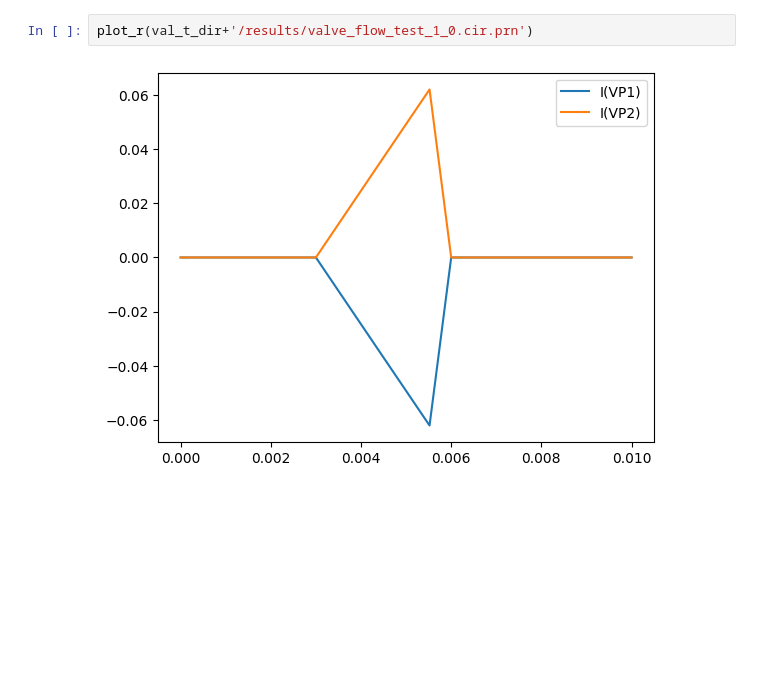
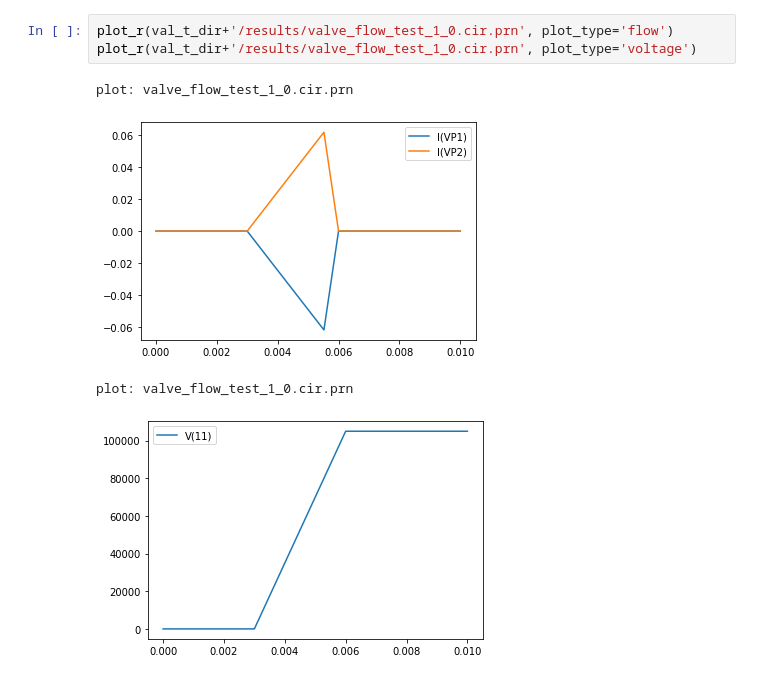
Before and after one commit to utah-MFDA/h.r.3.3_pdk, a Jupyter notebook: xyce_testing/JupyterTesting/valve_flow_test.ipynb, the cells around one changed output. Drawn from its saved outputs; the diff is of its cells as text; blank space fills up the shorter version.

```diff
--- a/xyce_testing/JupyterTesting/valve_flow_test.ipynb
+++ b/xyce_testing/JupyterTesting/valve_flow_test.ipynb
@@ -14,7 +39,11 @@ plot_r = plot_result.plot_prn
 # %%
-plot_r(val_t_dir+'/results/valve_flow_test_1_0.cir.prn')
+plot_r(val_t_dir+'/results/valve_flow_test_1_0.cir.prn', plot_type='flow')
+plot_r(val_t_dir+'/results/valve_flow_test_1_0.cir.prn', plot_type='voltage')
 # %% [output]
+plot: valve_flow_test_1_0.cir.prn
-[figure, old version]
+[figure, new version]
+plot: valve_flow_test_1_0.cir.prn
+[figure, added]
 # %%
 plot_r(val_t_dir+'/results/valve_flow_test_1_0_V.cir.prn')
 # %% [output]
```
Also changed, not shown: parts of 9 cells of this notebook, 15 other files.
